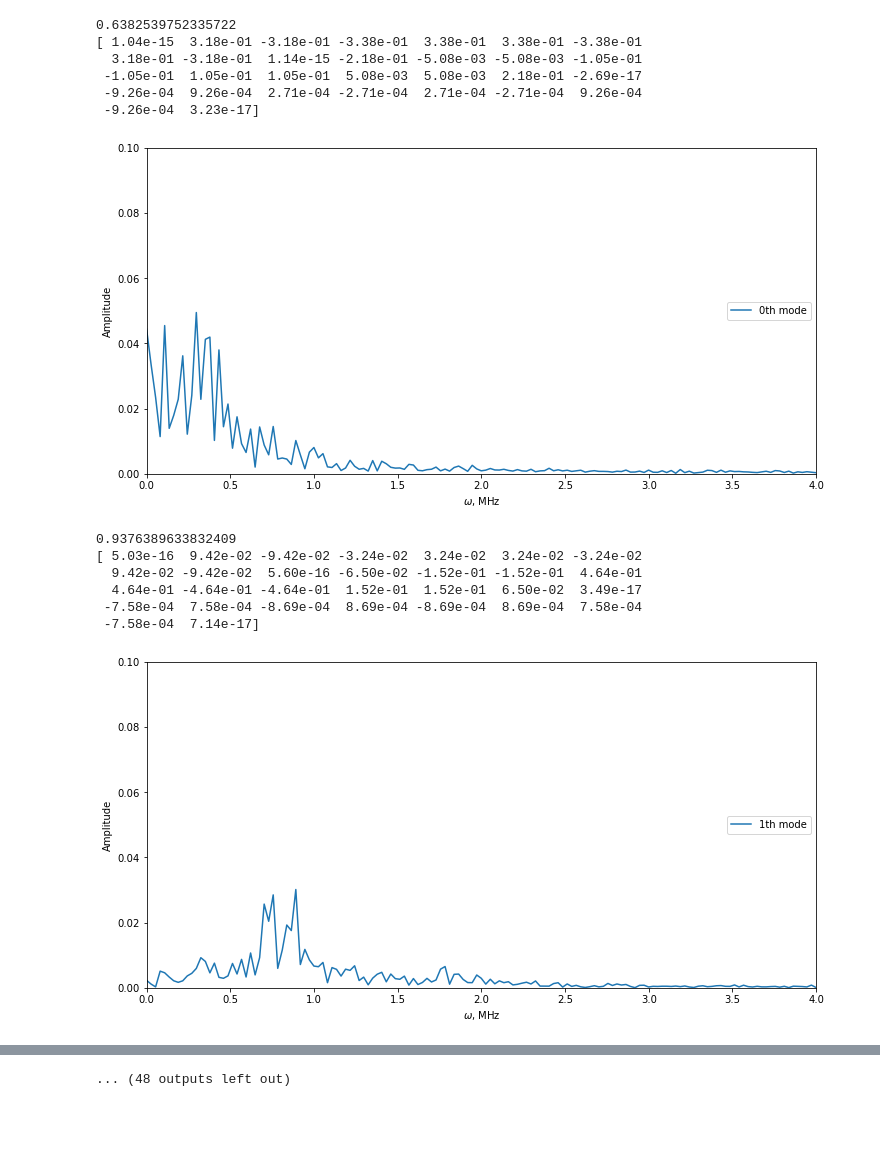
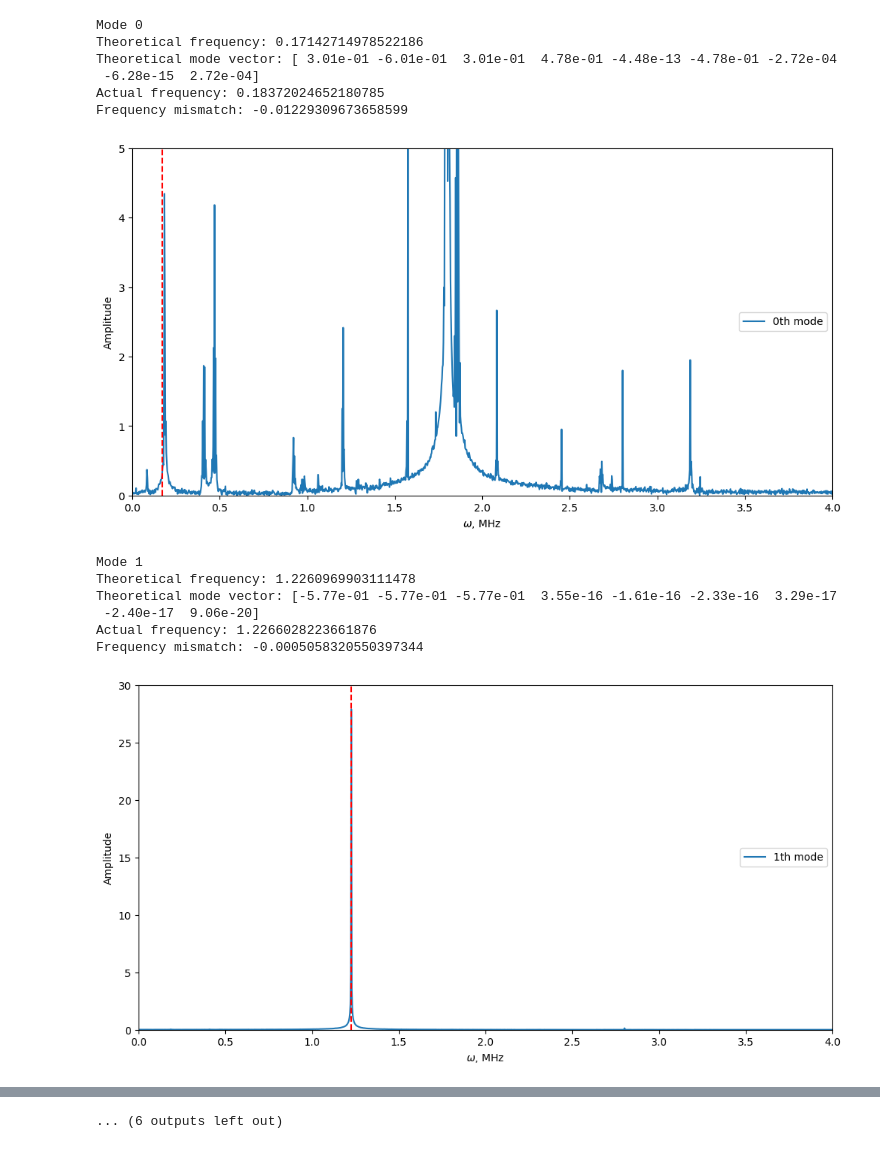
Before and after one commit to underforestaaa/Sion, a Jupyter notebook: examples/2D_crystal_modes.ipynb, the cells around one changed output, grey strips where cells are left out. Saved outputs shown, nothing was run; the diff lists cells and outputs as text; code cells hidden in the pictures; blank space fills up the shorter version.

```diff
--- a/examples/2D_crystal_modes.ipynb
+++ b/examples/2D_crystal_modes.ipynb
@@ -79,6 +99,6 @@ The simulation of 10 ions is performed in the presence of cooling, to obtain the
 # %%
 
-ion_number = 10
+ion_number = 3
 x0 = x*1e-6
 
 """Simulation"""
@@ -105,11 +125,11 @@ s.append(pl.thermalvelocities(5, False))
 s.append(pl.langevinbath(0, 1e-6))
 
 #files with simulation information
-s.append(pl.dump('2Dpositions_eq.txt', variables=['x', 'y', 'z'], steps=10))
-s.append(pl.evolve(2e5))
+s.append(pl.dump('2Dpositions3_eq.txt', variables=['x', 'y', 'z'], steps=10))
+s.append(pl.evolve(1e6))
 s.execute()
 
-_, data = pl.readdump('2Dpositions_eq.txt')
+_, data = pl.readdump('2Dpositions3_eq.txt')
 data *= 1e6
 
 final_x = data[-1, :, 0]
@@ -313,16 +338,12 @@ plt.show()
 # %%
-_, data = pl.readdump('2Dpositions_005.txt')
 x = data[:, :, 0]
 y = data[:, :, 1]
 z = data[:, :, 2]
 
 T = data.shape[0]/(20*Omega) # simulation time
-print(T)
 freqsfft = np.arange(data.shape[0])/T/1e6
-print(freqsfft[-1])
 
 normal_coordinates = []
-rev_modes = modes
 for mode in modes:
     coord = np.zeros(data.shape[0])
     for i in range(ion_number):
@@ -333,13 +354,3 @@ normal_spectrum = []
 for norm_coord in normal_coordinates:
     ion_spectrum = np.fft.fft(norm_coord)
     normal_spectrum.append(np.abs(ion_spectrum))
-
-plt.figure(figsize = (16,8))
-for n, ion_spectrum in enumerate(normal_spectrum):
-    plt.plot(freqsfft, ion_spectrum, label = str(n)+'th mode')
-plt.legend(loc = 'right')
-plt.xlabel('$\omega$, MHz')
-plt.xlim(0, 4)
-plt.ylim(0, 2)
-plt.ylabel('Amplitude')
-plt.show()
@@ -350,27 +361,42 @@ plt.show()
 # %%
 for n, ion_spectrum in enumerate(normal_spectrum):
-    print(freqs[n]/1e6)
-    print(modes[n])
+    print('Mode',n)
+    print('Theoretical frequency:',freqs[n]/1e6)
+    print('Theoretical mode vector:',modes[n])
+    act = freqsfft[int(freqs[n]*T)-50 + np.argmax(ion_spectrum[int(freqs[n]*T)-50:int(freqs[n]*T)+50])]
+    print('Actual frequency:', act)
+    print('Frequency mismatch:',freqs[n]/1e6 - act)
+
     plt.figure(figsize = (12,6))
     plt.plot(freqsfft, ion_spectrum, label = str(n)+'th mode')
+    plt.axvline(freqs[n]/1e6, c='r', ls = '--')
     plt.legend(loc = 'right')
     plt.xlabel('$\omega$, MHz')
     plt.xlim(0, 4)
-    plt.ylim(0, 0.1)
+    if n == 1 or n == 7:
+        plt.ylim(0, 30)
+    elif n == 6 or n == 8:
+        plt.ylim(0, 3000)
+    elif n == 0 or n == 4:
+        plt.ylim(0, 5)
+    elif n == 2:
+        plt.ylim(0, 8000)
+    else:
+        plt.ylim(0, 50000)
     plt.ylabel('Amplitude')
     plt.show()
 # %% [output]
-0.6382539752335722
-[ 1.04e-15  3.18e-01 -3.18e-01 -3.38e-01  3.38e-01  3.38e-01 -3.38e-01
-  3.18e-01 -3.18e-01  1.14e-15 -2.18e-01 -5.08e-03 -5.08e-03 -1.05e-01
- -1.05e-01  1.05e-01  1.05e-01  5.08e-03  5.08e-03  2.18e-01 -2.69e-17
- -9.26e-04  9.26e-04  2.71e-04 -2.71e-04  2.71e-04 -2.71e-04  9.26e-04
- -9.26e-04  3.23e-17]
+Mode 0
+Theoretical frequency: 0.17142714978522186
+Theoretical mode vector: [ 3.01e-01 -6.01e-01  3.01e-01  4.78e-01 -4.48e-13 -4.78e-01 -2.72e-04
+ -6.28e-15  2.72e-04]
+Actual frequency: 0.18372024652180785
+Frequency mismatch: -0.01229309673658599
-[figure, old version]
+[figure, new version]
-0.9376389633832409
-[ 5.03e-16  9.42e-02 -9.42e-02 -3.24e-02  3.24e-02  3.24e-02 -3.24e-02
-  9.42e-02 -9.42e-02  5.60e-16 -6.50e-02 -1.52e-01 -1.52e-01  4.64e-01
-  4.64e-01 -4.64e-01 -4.64e-01  1.52e-01  1.52e-01  6.50e-02  3.49e-17
- -7.58e-04  7.58e-04 -8.69e-04  8.69e-04 -8.69e-04  8.69e-04  7.58e-04
- -7.58e-04  7.14e-17]
+Mode 1
+Theoretical frequency: 1.2260969903111478
+Theoretical mode vector: [-5.77e-01 -5.77e-01 -5.77e-01  3.55e-16 -1.61e-16 -2.33e-16  3.29e-17
+ -2.40e-17  9.06e-20]
+Actual frequency: 1.2266028223661876
+Frequency mismatch: -0.0005058320550397344
-[figure, old version]
+[figure, new version]
@@ -405 +431 @@ for n, ion_spectrum in enumerate(normal_spectrum):
-... (48 outputs left out)
+... (6 outputs left out)
```
Also changed, not shown: parts of 19 cells of this notebook, 2 other files.
